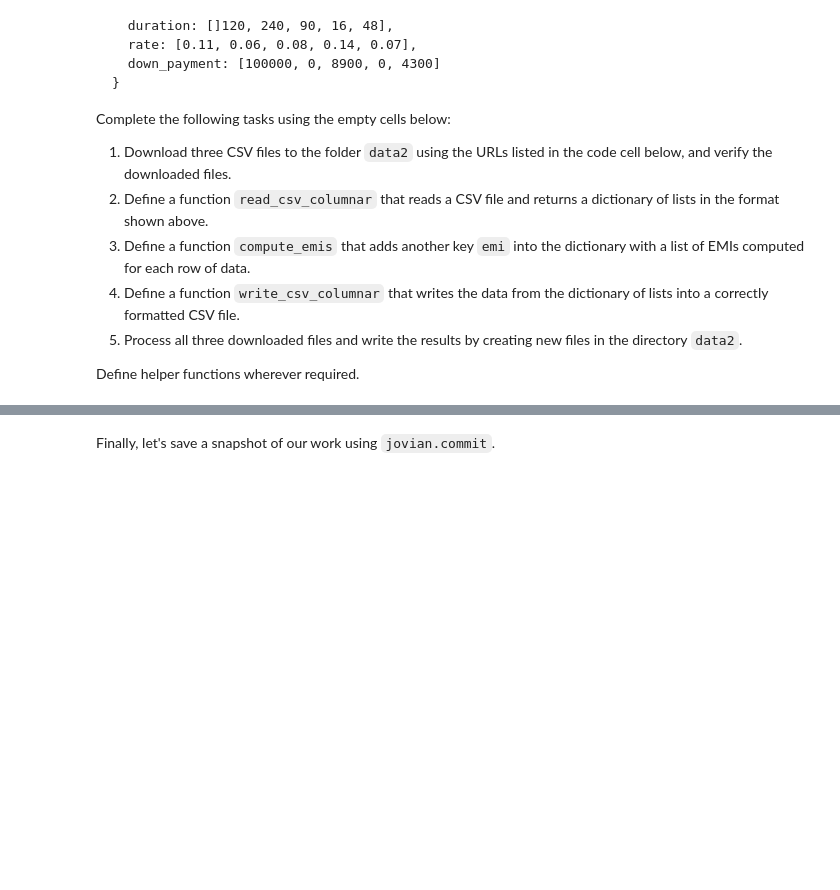
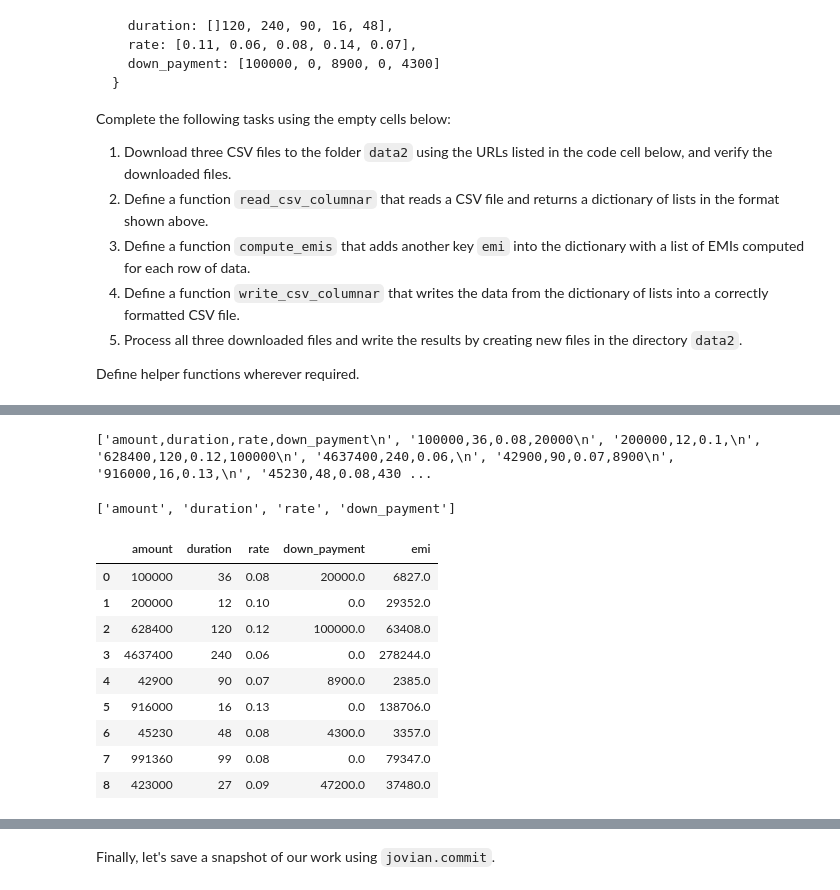
Before and after one commit to soji-opa/python-fundamentals, a Jupyter notebook: jovianZeroToPanda/first-steps-with-python-v-18/python-os-and-filesystem.ipynb, the cells around one changed output, grey strips where cells are left out. Drawn from its saved outputs; the diff is of its cells as text; code cells hidden in the pictures; blank space fills up the shorter version.

Commit message:
I processed & manipulated csv files using pandas

```diff
--- a/jovianZeroToPanda/first-steps-with-python-v-18/python-os-and-filesystem.ipynb
+++ b/jovianZeroToPanda/first-steps-with-python-v-18/python-os-and-filesystem.ipynb
@@ -868,0 +917,6 @@ url3 = 'https://gist.githubusercontent.com/aakashns/257f6e6c8719c17d0e498ea287d1
+# %%
+file_open1 = open('./data2/file1.txt', mode='r')
+file_content1 = file_open1.readlines()
+print(file_content1)
+# %% [output]
+['amount,duration,rate,down_payment\n', '100000,36,0.08,20000\n', '200000,12,0.1,\n', '628400,120,0.12,100000\n', '4637400,240,0.06,\n', '42900,90,0.07,8900\n', '916000,16,0.13,\n', '45230,48,0.08,430 ...
@@ -868,0 +925,4 @@ url3 = 'https://gist.githubusercontent.com/aakashns/257f6e6c8719c17d0e498ea287d1
+# %%
+file_header1
+# %% [output]
+['amount', 'duration', 'rate', 'down_payment']
@@ -868,0 +931,30 @@ url3 = 'https://gist.githubusercontent.com/aakashns/257f6e6c8719c17d0e498ea287d1
+# %%
+import pandas as pd
+
+loan_dataframe = pd.read_csv('./data2/file1.txt')
+
+#To remove all NaN and make the zero
+loan_dataframe = loan_dataframe.fillna(0)
+
+# df['emi'] = loan_emi(df.amount,df.duration,df.rate,df.down_payment)
+
+
+def loan_emi(x):
+    emi = -1 * (-1 *((x.amount - x.down_payment) * x.rate * ((1+x.rate)** x.duration) / (((1+x.rate)** x.duration)-1))) // 1
+    return emi
+
+
+loan_dataframe['emi'] = loan_emi(loan_dataframe)
+# %%
+loan_dataframe
+# %% [output]
+|  | amount | duration | rate | down_payment | emi |
+| 0 | 100000 | 36 | 0.08 | 20000.0 | 6827.0 |
+| 1 | 200000 | 12 | 0.10 | 0.0 | 29352.0 |
+| 2 | 628400 | 120 | 0.12 | 100000.0 | 63408.0 |
+| 3 | 4637400 | 240 | 0.06 | 0.0 | 278244.0 |
+| 4 | 42900 | 90 | 0.07 | 8900.0 | 2385.0 |
+| 5 | 916000 | 16 | 0.13 | 0.0 | 138706.0 |
+| 6 | 45230 | 48 | 0.08 | 4300.0 | 3357.0 |
+| 7 | 991360 | 99 | 0.08 | 0.0 | 79347.0 |
+| 8 | 423000 | 27 | 0.09 | 47200.0 | 37480.0 |
```
Also changed, not shown: parts of 14 cells of this notebook.
